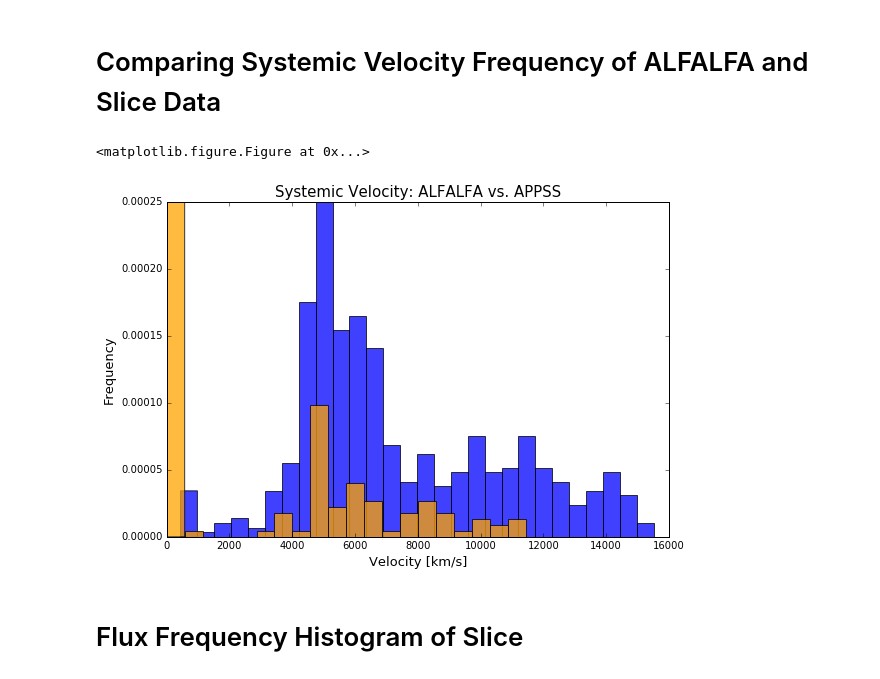
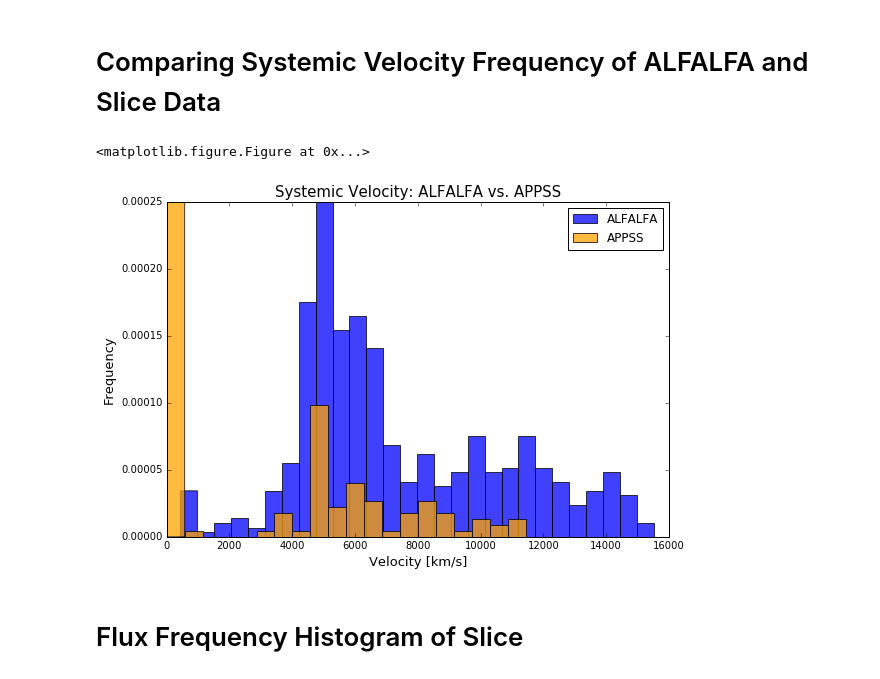
Before and after one commit to jsribaud/APPSS, a Jupyter notebook: Green_Bank_18.ipynb, the cells around one changed output. Drawn from its saved outputs; the diff is of its cells as text; code cells hidden in the pictures.

```diff
--- a/Green_Bank_18.ipynb
+++ b/Green_Bank_18.ipynb
@@ -63,16 +63,16 @@ ascii.write(data_appss, 'filename.txt')
 # %% [markdown]
 # UAT APPSS Slice Detections and Nondetections
 # %%
-v_sys=data_appss['Vsys'] #create a new variable for the velocity data from the slice
-ra_deg = data_appss['RA']
-dec_deg = data_appss['DEC']
+vsys_appss=data_appss['Vsys'] #create a new variable for the velocity data from the slice
+ra_appss = data_appss['RA']
+dec_appss = data_appss['DEC']
 
 #These 'good' values are defined as having systemic velocities greater than 0 km/s (0 km/s is nondetection)
-good_v_sys= v_sys[(v_sys > 0)]
-good_ra= ra_deg[(v_sys > 0)]
-good_dec= dec_deg[(v_sys > 0)]
-nd_ra_appss = ra_deg
-nd_dec_appss = dec_deg
+vsys_appss_det= vsys_appss[(vsys_appss > 0)]
+ra_appss_det = ra_appss[(vsys_appss > 0)]
+dec_appss_det = dec_appss[(vsys_appss > 0)]
+ra_appss_nd = ra_appss[(vsys_appss == 0)]
+dec_appss_nd = dec_appss[(vsys_appss == 0)]
 # %%
 #plots the detections vs. nondetections of your slice as a scatter plot
 plt.figure(figsize=(15,5)) #this figsize gives the traditional RA vs DEC dimensions of a graph
@@ -109,20 +110,30 @@ fig = plt.gcf()
 #read in the alfalfa data
 RA_alf=data_alf["wrapradeg"]
 Dec_alf=data_alf["usedecdeg"]
+gooddec_alf=(Dec_alf >= 33.5) & (Dec_alf <= 36.5)
 
 #make sure to pull data that corresponds to your slice range!
 #you can always change these values to make it correspond to your slice
 #ALFALFA catalog consists of a wide range of declinations
-good_dec_alf= Dec_alf[(Dec_alf >= 33.5) & (Dec_alf <= 36.5)]
-good_ra_alf = RA_alf[(Dec_alf >= 33.5) & (Dec_alf <= 36.5)]
+dec_alf_s35 = Dec_alf[gooddec_alf]
+ra_alf_s35 = RA_alf[gooddec_alf]
 
 #read in the AGC catalog RA and DEC
 RA_agc=data_agc["rawrap"]
 Dec_agc=data_agc["decdeg"]
+gooddec_agc = (Dec_agc >= 33.5) & (Dec_agc <= 36.5)
 
 #read in the AGC values in your correct declination range
-good_dec_agc= Dec_agc[(Dec_agc >= 33.5) & (Dec_agc <= 36.5)]
-good_ra_agc= RA_agc[(Dec_agc >= 33.5) & (Dec_agc <= 36.5)]
+dec_agc_s35 = Dec_agc[gooddec_agc]
+ra_agc_s35 = RA_agc[gooddec_agc]
+
+#print(goodHI)
+
+#read in the velocity data from ALFALFA
+v_alf = data_alf['Vhelio']
+
+#make sure the velocity used is only for the range of you slice, so you aren't overloaded w/ data you don't need
+v_alf_s35 = v_alf[gooddec_alf]
 # %%
 #plots the RA and DEC of ALFALFA and AGC compared to the RA and DEC of your slice
 plt.figure(figsize=(15,5))
@@ -324,21 +332,23 @@ fig = plt.gcf()
 # %%
 #histogram compares the velocity of my slice data and ALFALFA data in my slice's range
 plt.figure()
 plt.figure(figsize=(9,6))
-plt.hist(good_v_alf,bins=30,normed=True,alpha=.75,facecolor='blue',edgecolor='black') #normalizes for fractional values
-plt.hist(v_sys,bins=20,normed=True,alpha=.75,facecolor='orange',edgecolor='black')
+plt.hist(v_alf_s35,bins=30,normed=True,alpha=.75,facecolor='blue',edgecolor='black', label = 'ALFALFA') #normalizes for fractional values
+plt.hist(vsys_appss,bins=20,normed=True,alpha=.75,facecolor='orange',edgecolor='black', label = 'APPSS')
 
 plt.title("Systemic Velocity: ALFALFA vs. APPSS", fontsize=15)
 plt.xlabel("Velocity [km/s]",fontsize=13)
 plt.ylabel("Frequency",fontsize=13)
 plt.axis([0, 16000, 0, .00025])
+plt.legend(loc = 1, numpoints = 1) #location of legend
+
 
 fig = plt.gcf()
 
 #fig.savefig('velocity_both_hist.pdf') #uncomment to save
 # %% [output]
 <matplotlib.figure.Figure at 0x...>
-[figure, old version]
+[figure, new version]
 # %% [markdown]
 # Flux Frequency Histogram of Slice
 # %%
```
Also changed, not shown: parts of 14 cells of this notebook.
